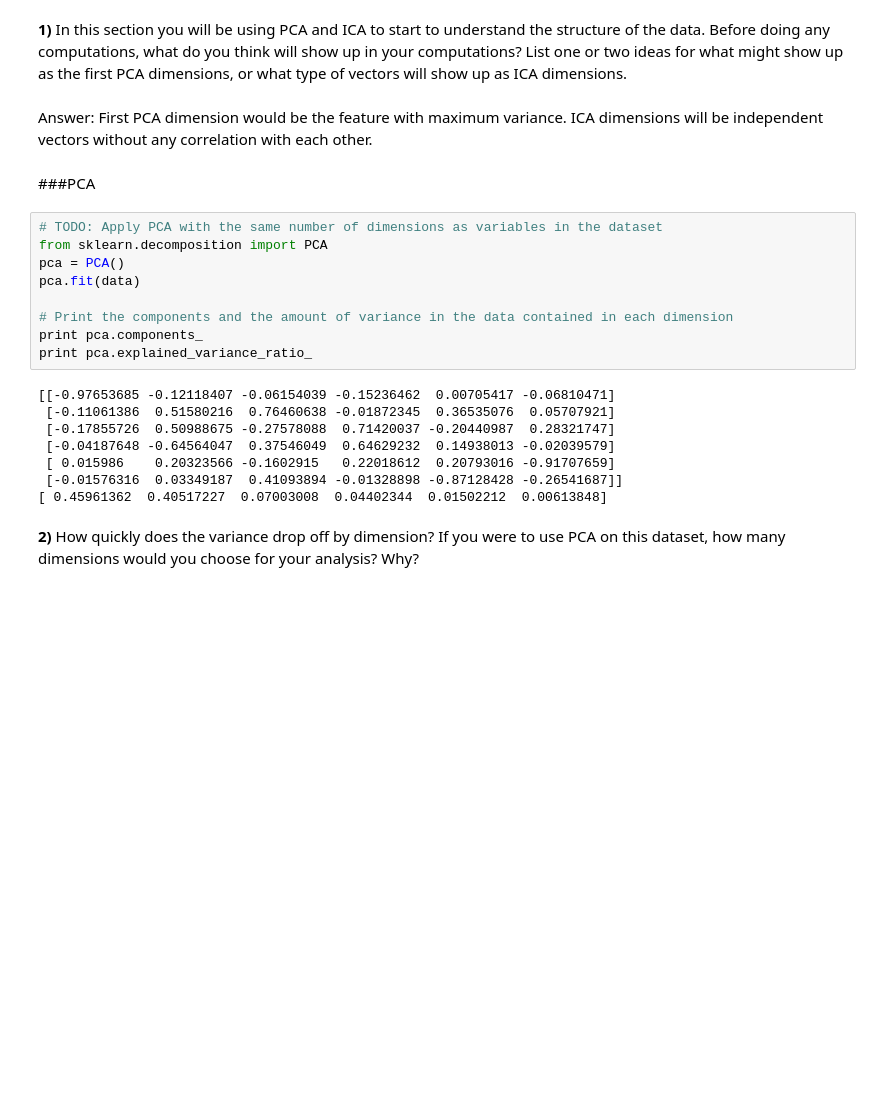
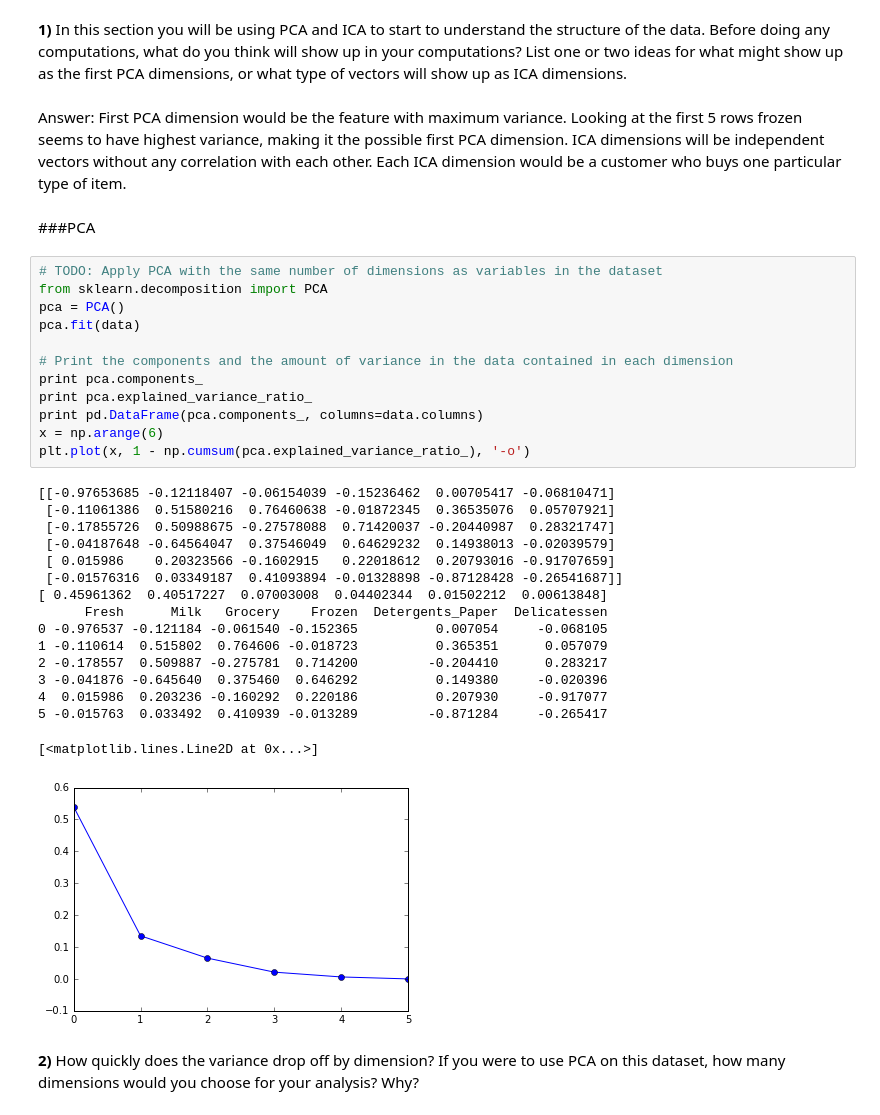
Before and after one commit to arunansu/UdacityML, a Jupyter notebook: customer_segments/customer_segments.ipynb, the cells around one changed output. Drawn from its saved outputs; the diff is of its cells as text; blank space fills up the shorter version.

Commit message:
Added more plots and explanations

```diff
--- a/customer_segments/customer_segments.ipynb
+++ b/customer_segments/customer_segments.ipynb
@@ -34,26 +34,38 @@ Dataset has 440 rows, 6 columns
 # %% [markdown]
 **1)** In this section you will be using PCA and ICA to start to understand the structure of the data. Before doing any computations, what do you think will show up in your computations? List one or two ideas for what might show up as the first PCA dimensions, or what type of vectors will show up as ICA dimensions.
 # %% [markdown]
-Answer: First PCA dimension would be the feature with maximum variance. ICA dimensions will be independent vectors without any correlation with each other.
+Answer: First PCA dimension would be the feature with maximum variance. Looking at the first 5 rows frozen seems to have highest variance, making it the possible first PCA dimension. ICA dimensions will be independent vectors without any correlation with each other. Each ICA dimension would be a customer who buys one particular type of item.
 # %% [markdown]
 ###PCA
 # %%
 # TODO: Apply PCA with the same number of dimensions as variables in the dataset
 from sklearn.decomposition import PCA
 pca = PCA()
 pca.fit(data)
 
 # Print the components and the amount of variance in the data contained in each dimension
 print pca.components_
 print pca.explained_variance_ratio_
+print pd.DataFrame(pca.components_, columns=data.columns)
+x = np.arange(6)
+plt.plot(x, 1 - np.cumsum(pca.explained_variance_ratio_), '-o')
 # %% [output]
 [[-0.97653685 -0.12118407 -0.06154039 -0.15236462  0.00705417 -0.06810471]
  [-0.11061386  0.51580216  0.76460638 -0.01872345  0.36535076  0.05707921]
  [-0.17855726  0.50988675 -0.27578088  0.71420037 -0.20440987  0.28321747]
  [-0.04187648 -0.64564047  0.37546049  0.64629232  0.14938013 -0.02039579]
  [ 0.015986    0.20323566 -0.1602915   0.22018612  0.20793016 -0.91707659]
  [-0.01576316  0.03349187  0.41093894 -0.01328898 -0.87128428 -0.26541687]]
 [ 0.45961362  0.40517227  0.07003008  0.04402344  0.01502212  0.00613848]
+      Fresh      Milk   Grocery    Frozen  Detergents_Paper  Delicatessen
+0 -0.976537 -0.121184 -0.061540 -0.152365          0.007054     -0.068105
+1 -0.110614  0.515802  0.764606 -0.018723          0.365351      0.057079
+2 -0.178557  0.509887 -0.275781  0.714200         -0.204410      0.283217
+3 -0.041876 -0.645640  0.375460  0.646292          0.149380     -0.020396
+4  0.015986  0.203236 -0.160292  0.220186          0.207930     -0.917077
+5 -0.015763  0.033492  0.410939 -0.013289         -0.871284     -0.265417
+[<matplotlib.lines.Line2D at 0x...>]
+[figure, added]
 # %% [markdown]
 **2)** How quickly does the variance drop off by dimension? If you were to use PCA on this dataset, how many dimensions would you choose for your analysis? Why?
 # %% [markdown]
```
Also changed, not shown: parts of 12 cells of this notebook, 1 other file.
